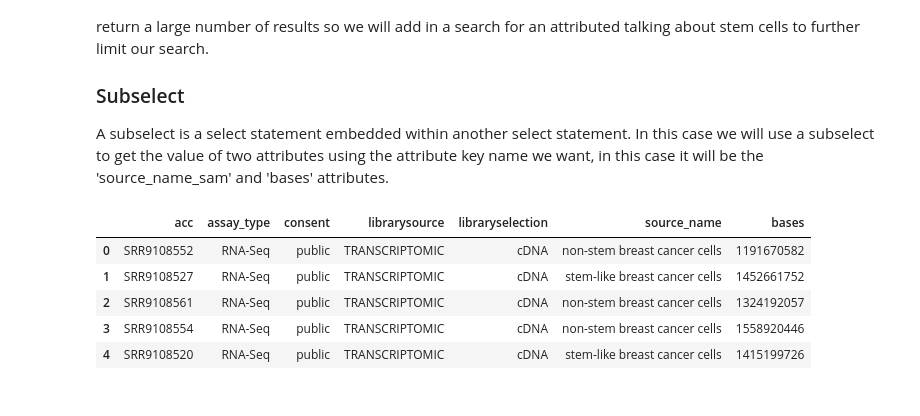
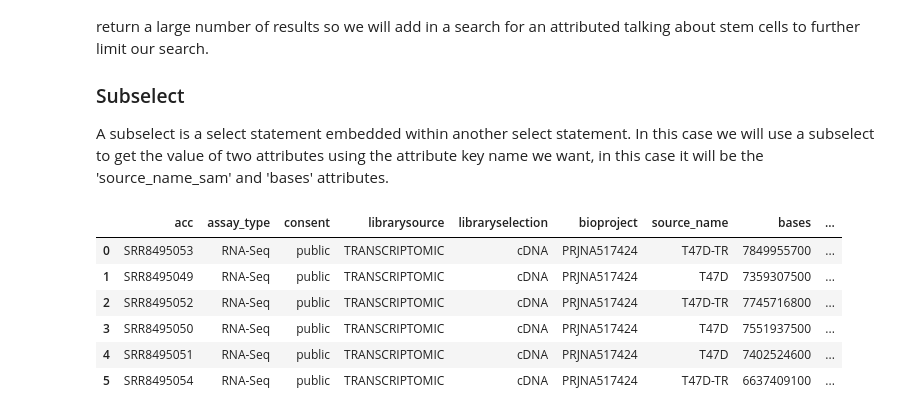
Before and after one commit to ncbi/ASHG-Workshop-2021, a Jupyter notebook: Array Examples.ipynb, the cells around one changed output. Saved outputs shown, nothing was run; the diff lists cells and outputs as text; code cells hidden in the pictures.

```diff
--- a/Array Examples.ipynb
+++ b/Array Examples.ipynb
@@ -148,22 +148,25 @@ Before moving on to using the SRA Toolkit you need to get a list of accessions t
 A subselect is a select statement embedded within another select statement. In this case we will use a subselect to get the value of two attributes using the attribute key name we want, in this case it will be the 'source_name_sam' and 'bases' attributes.
 # %%
 %%bigquery
-SELECT acc, assay_type, consent, librarysource, libraryselection,
+
+SELECT acc, assay_type, consent, librarysource, libraryselection, bioproject,
     (select v from unnest(attributes) where k = 'source_name_sam')as source_name,
-    (select v from unnest(attributes) where k = 'bases')as bases
+    (select v from unnest(attributes) where k = 'bases')as bases,
+    (select k from unnest(attributes) where v like '%ER-positive%') as ER_column,
+#    (select v from unnest(attributes) where k = 'cell_type_sam')as cell_type,
 FROM `nih-sra-datastore.sra.metadata` meta,
     UNNEST(attributes) as extracted
 WHERE assay_type = 'RNA-Seq'
     AND consent = 'public'
     AND libraryselection = 'cDNA'
     AND librarylayout = 'PAIRED'
-    AND extracted.v LIKE '%breast%cancer%'
-    AND extracted.v LIKE '%stem%cell%'
-LIMIT 5
+    AND extracted.v LIKE '%breast%cancer%cell%line%'
+    AND extracted.v LIKE '%ER-positive%'
 # %% [output]
-|  | acc | assay_type | consent | librarysource | libraryselection | source_name | bases |
-| 0 | SRR9108552 | RNA-Seq | public | TRANSCRIPTOMIC | cDNA | non-stem breast cancer cells | 1191670582 |
-| 1 | SRR9108527 | RNA-Seq | public | TRANSCRIPTOMIC | cDNA | stem-like breast cancer cells | 1452661752 |
-| 2 | SRR9108561 | RNA-Seq | public | TRANSCRIPTOMIC | cDNA | non-stem breast cancer cells | 1324192057 |
-| 3 | SRR9108554 | RNA-Seq | public | TRANSCRIPTOMIC | cDNA | non-stem breast cancer cells | 1558920446 |
-| 4 | SRR9108520 | RNA-Seq | public | TRANSCRIPTOMIC | cDNA | stem-like breast cancer cells | 1415199726 |
+|  | acc | assay_type | consent | librarysource | libraryselection | bioproject | source_name | bases | ... |
+| 0 | SRR8495053 | RNA-Seq | public | TRANSCRIPTOMIC | cDNA | PRJNA517424 | T47D-TR | 7849955700 | ... |
+| 1 | SRR8495049 | RNA-Seq | public | TRANSCRIPTOMIC | cDNA | PRJNA517424 | T47D | 7359307500 | ... |
+| 2 | SRR8495052 | RNA-Seq | public | TRANSCRIPTOMIC | cDNA | PRJNA517424 | T47D-TR | 7745716800 | ... |
+| 3 | SRR8495050 | RNA-Seq | public | TRANSCRIPTOMIC | cDNA | PRJNA517424 | T47D | 7551937500 | ... |
+| 4 | SRR8495051 | RNA-Seq | public | TRANSCRIPTOMIC | cDNA | PRJNA517424 | T47D | 7402524600 | ... |
+| 5 | SRR8495054 | RNA-Seq | public | TRANSCRIPTOMIC | cDNA | PRJNA517424 | T47D-TR | 6637409100 | ... |
```
Also changed, not shown: parts of 9 cells of this notebook, 1 other file.
